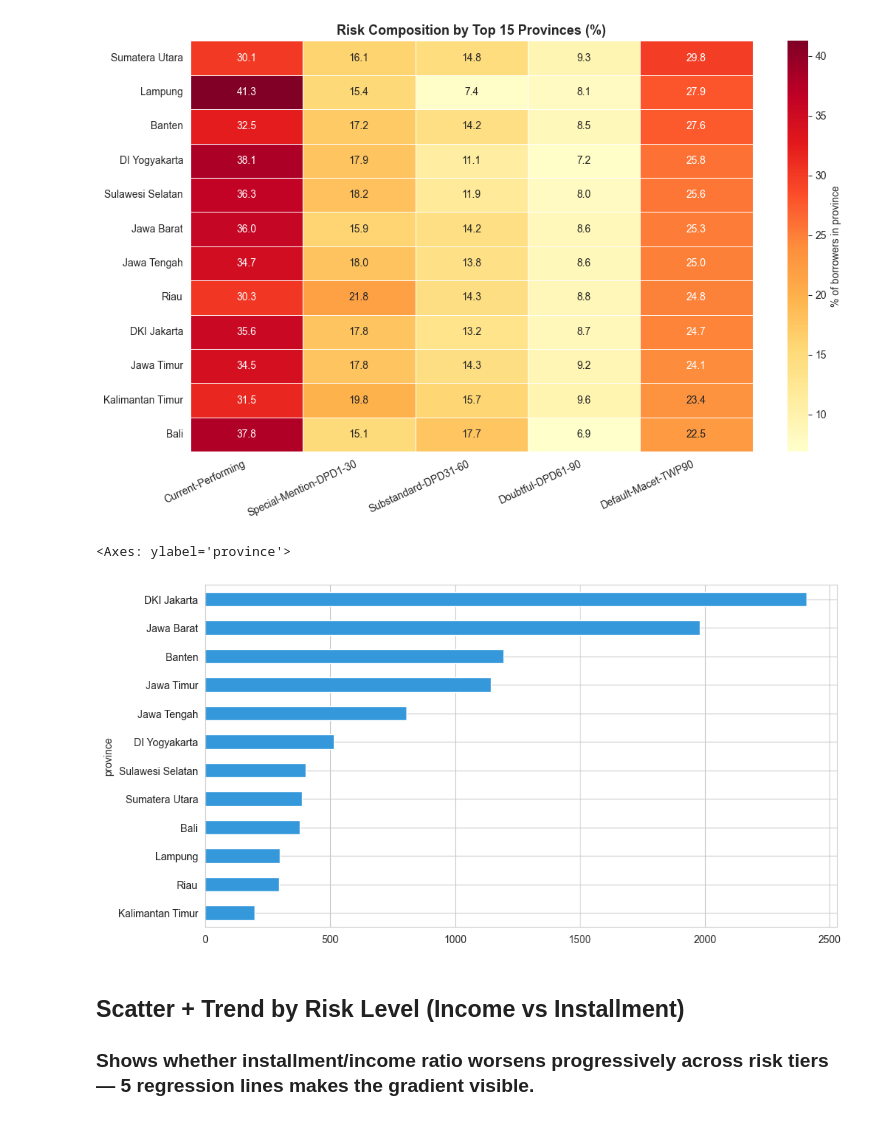
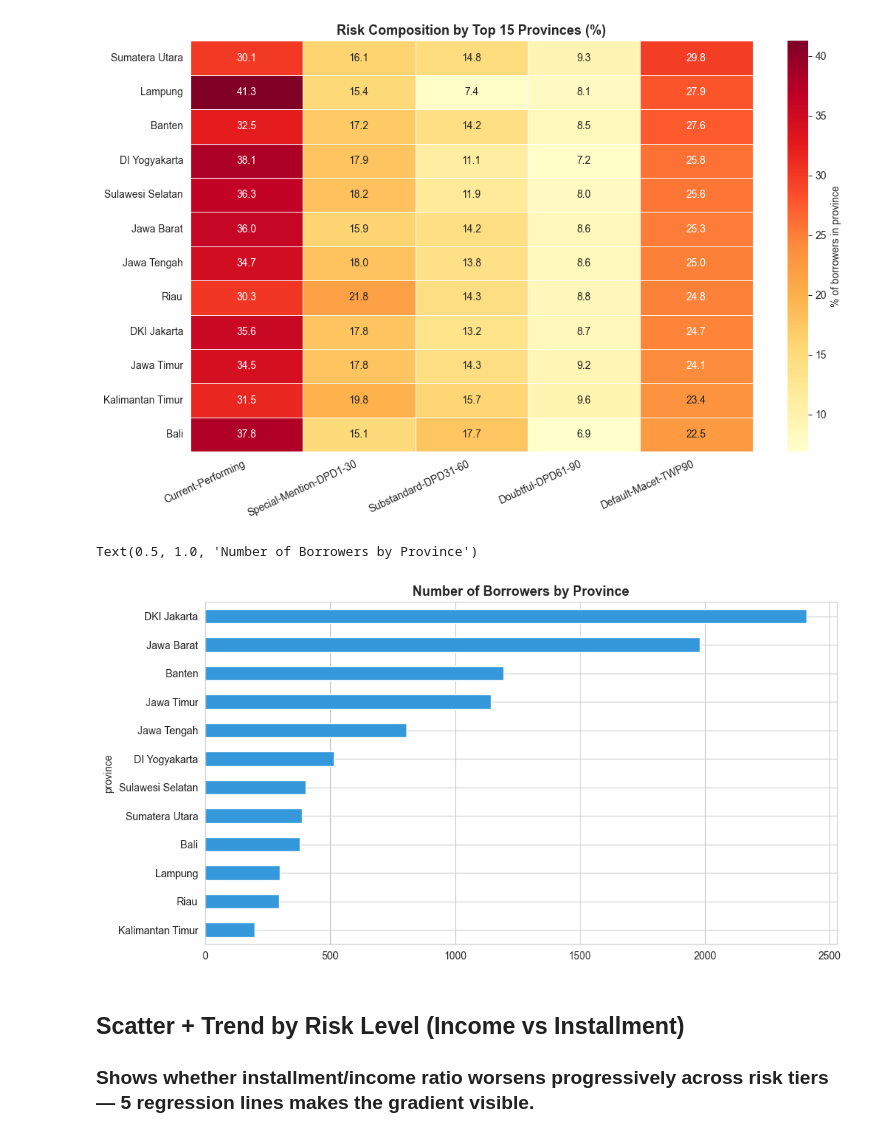
Before and after one commit to Mipjeiger/Indo-Paylater-analytics, a Jupyter notebook: researchment/01_eda.ipynb, the cells around one changed output. Saved outputs shown, nothing was run; the diff lists cells and outputs as text; code cells hidden in the pictures.

```diff
--- a/researchment/01_eda.ipynb
+++ b/researchment/01_eda.ipynb
@@ -95,7 +111,7 @@ SHORT = {
     'Special-Mention-DPD1-30':'SM(1-30)',
     'Substandard-DPD31-60':'Sub(31-60)',
     'Doubtful-DPD61-90':'Doubt(61-90)',
-    'Default-Macet-TWP90':'High Risk Borrower(>90)',
+    'Default-Macet-TWP90':'Default Rate(>90)',
 }
 df['risk_short'] = df['twp90_default_status'].map(SHORT)
 
@@ -210,10 +226,12 @@ plt.tight_layout(); plt.show()
 # %% [output]
 [figure]
 # %%
+plt.figure(figsize=(11,5))
 df['province'].value_counts().sort_values().head(15).plot(kind='barh', figsize=(11,6), color='#3498DB', edgecolor='white')
+plt.title('Number of Borrowers by Province')
 # %% [output]
-<Axes: ylabel='province'>
+Text(0.5, 1.0, 'Number of Borrowers by Province')
-[figure, old version]
+[figure, new version]
 # %% [markdown]
 ## Scatter + Trend by Risk Level (Income vs Installment)
 ### Shows whether installment/income ratio worsens progressively across risk tiers — 5 regression lines makes the gradient visible.
```
Also changed, not shown: parts of 2 cells of this notebook, 3 other files.
